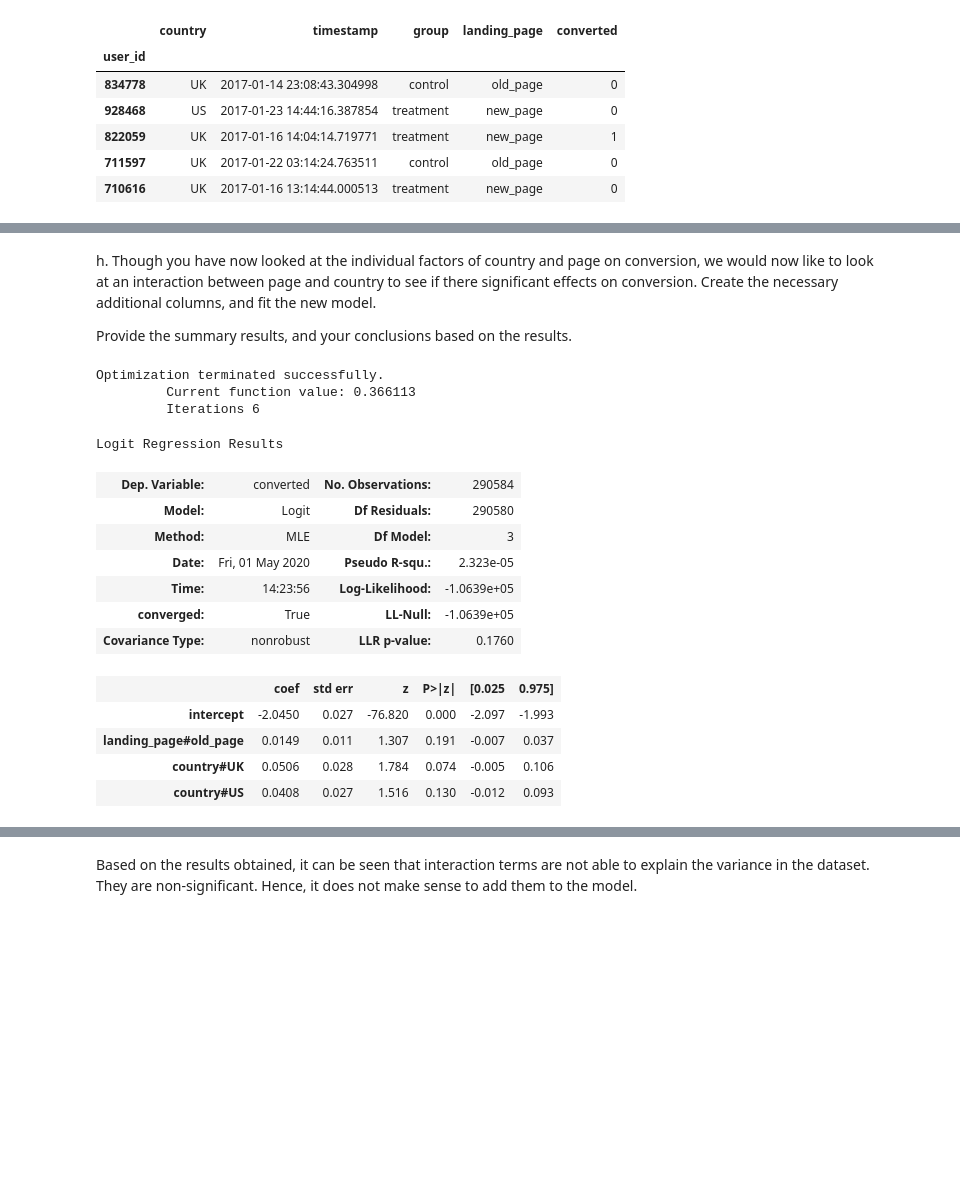
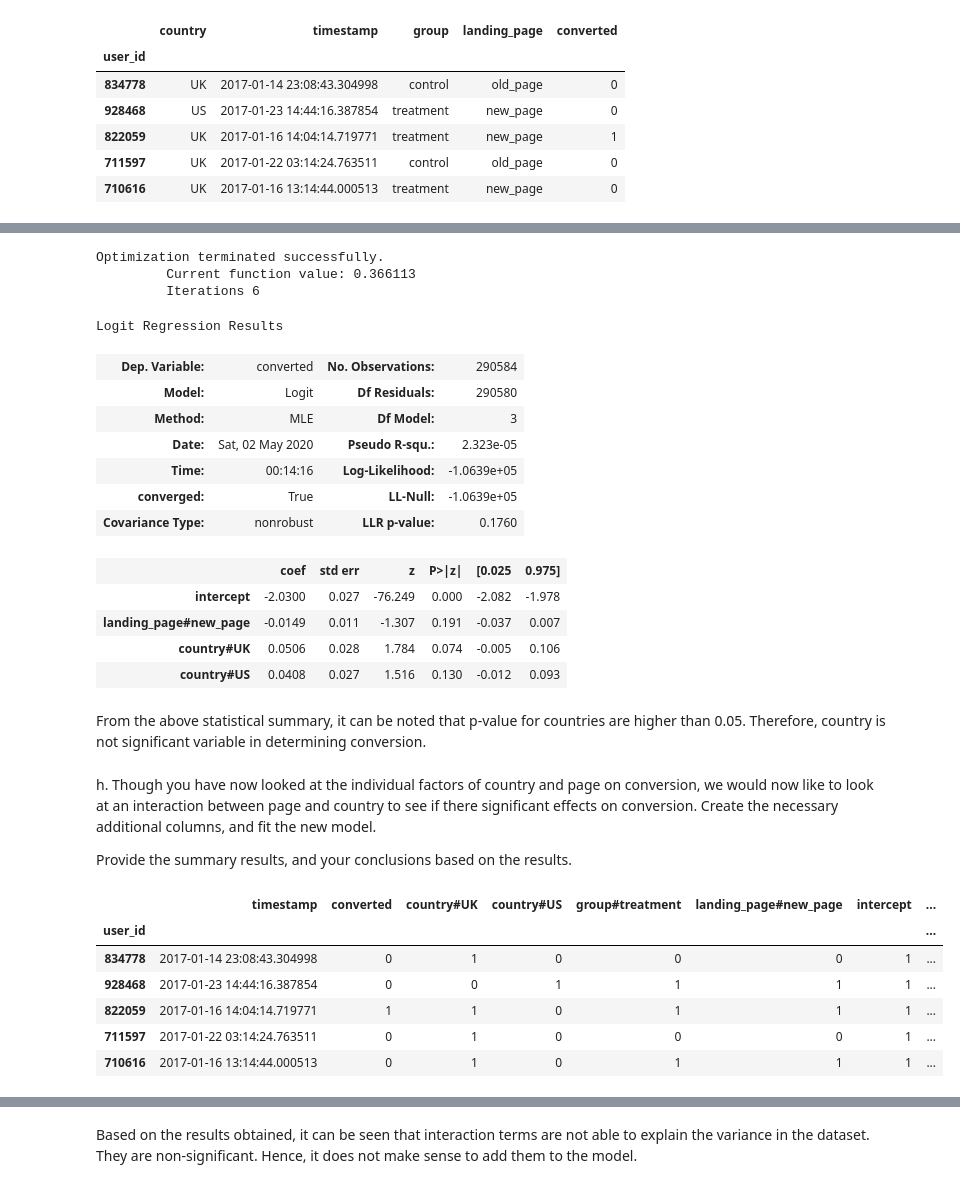
Before and after one commit to mehulzawar92/AB-Test, a Jupyter notebook: Analyze_ab_test_results_notebook.ipynb, the cells around one changed output, grey strips where cells are left out. Saved outputs shown, nothing was run; the diff lists cells and outputs as text; code cells hidden in the pictures; blank space fills up the shorter version.

```diff
--- a/Analyze_ab_test_results_notebook.ipynb
+++ b/Analyze_ab_test_results_notebook.ipynb
@@ -439,32 +444,34 @@ df_new.head(5)
+# %%
+#Create intercept variable
+df_new['intercept'] = 1
+#Create Logit regression model for converted and country, and use CA and new page as baseline
+y = df_new['converted']
+x = df_new[['intercept','landing_page#new_page','country#UK','country#US']]
+logit_model = sm.Logit(y, x)
+result = logit_model.fit()
+result.summary()
+# %% [output]
+Optimization terminated successfully.
+         Current function value: 0.366113
+         Iterations 6
+Logit Regression Results
+| Dep. Variable: | converted | No. Observations: | 290584 |
+| Model: | Logit | Df Residuals: | 290580 |
+| Method: | MLE | Df Model: | 3 |
+| Date: | Sat, 02 May 2020 | Pseudo R-squ.: | 2.323e-05 |
+| Time: | 00:14:16 | Log-Likelihood: | -1.0639e+05 |
+| converged: | True | LL-Null: | -1.0639e+05 |
+| Covariance Type: | nonrobust | LLR p-value: | 0.1760 |
+|  | coef | std err | z | P>|z| | [0.025 | 0.975] |
+| intercept | -2.0300 | 0.027 | -76.249 | 0.000 | -2.082 | -1.978 |
+| landing_page#new_page | -0.0149 | 0.011 | -1.307 | 0.191 | -0.037 | 0.007 |
+| country#UK | 0.0506 | 0.028 | 1.784 | 0.074 | -0.005 | 0.106 |
+| country#US | 0.0408 | 0.027 | 1.516 | 0.130 | -0.012 | 0.093 |
+# %% [markdown]
+From the above statistical summary, it can be noted that p-value for countries are higher than 0.05. Therefore, country is not significant variable in determining conversion.
 # %% [markdown]
 h. Though you have now looked at the individual factors of country and page on conversion, we would now like to look at an interaction between page and country to see if there significant effects on conversion.  Create the necessary additional columns, and fit the new model.
 
 Provide the summary results, and your conclusions based on the results.
-# %%
-#Create intercept variable
-df_new['intercept'] = 1
-#Create Logit regression model for converted and country, and use CA and new page as baseline
-y = df_new['converted']
-x = df_new[['intercept','landing_page#old_page','country#UK','country#US']]
-logit_model = sm.Logit(y, x)
-result = logit_model.fit()
-result.summary()
-# %% [output]
-Optimization terminated successfully.
-         Current function value: 0.366113
-         Iterations 6
-Logit Regression Results
-| Dep. Variable: | converted | No. Observations: | 290584 |
-| Model: | Logit | Df Residuals: | 290580 |
-| Method: | MLE | Df Model: | 3 |
-| Date: | Fri, 01 May 2020 | Pseudo R-squ.: | 2.323e-05 |
-| Time: | 14:23:56 | Log-Likelihood: | -1.0639e+05 |
-| converged: | True | LL-Null: | -1.0639e+05 |
-| Covariance Type: | nonrobust | LLR p-value: | 0.1760 |
-|  | coef | std err | z | P>|z| | [0.025 | 0.975] |
-| intercept | -2.0450 | 0.027 | -76.820 | 0.000 | -2.097 | -1.993 |
-| landing_page#old_page | 0.0149 | 0.011 | 1.307 | 0.191 | -0.007 | 0.037 |
-| country#UK | 0.0506 | 0.028 | 1.784 | 0.074 | -0.005 | 0.106 |
-| country#US | 0.0408 | 0.027 | 1.516 | 0.130 | -0.012 | 0.093 |
 # %%
 # Creating interaction terms
@@ -473,2 +480,12 @@ df_new['UK_oldpage'] = df_new['landing_page#old_page']* df_new['country#US']
+# %%
+df_new.head(5)
+# %% [output]
+|  | timestamp | converted | country#UK | country#US | group#treatment | landing_page#new_page | intercept | ... |
+| user_id |  |  |  |  |  |  |  | ... |
+| 834778 | 2017-01-14 23:08:43.304998 | 0 | 1 | 0 | 0 | 0 | 1 | ... |
+| 928468 | 2017-01-23 14:44:16.387854 | 0 | 0 | 1 | 1 | 1 | 1 | ... |
+| 822059 | 2017-01-16 14:04:14.719771 | 1 | 1 | 0 | 1 | 1 | 1 | ... |
+| 711597 | 2017-01-22 03:14:24.763511 | 0 | 1 | 0 | 0 | 0 | 1 | ... |
+| 710616 | 2017-01-16 13:14:44.000513 | 0 | 1 | 0 | 1 | 1 | 1 | ... |
 # %%
 y = df_new["converted"]
```
Also changed, not shown: parts of 17 cells of this notebook, 1 other file.
